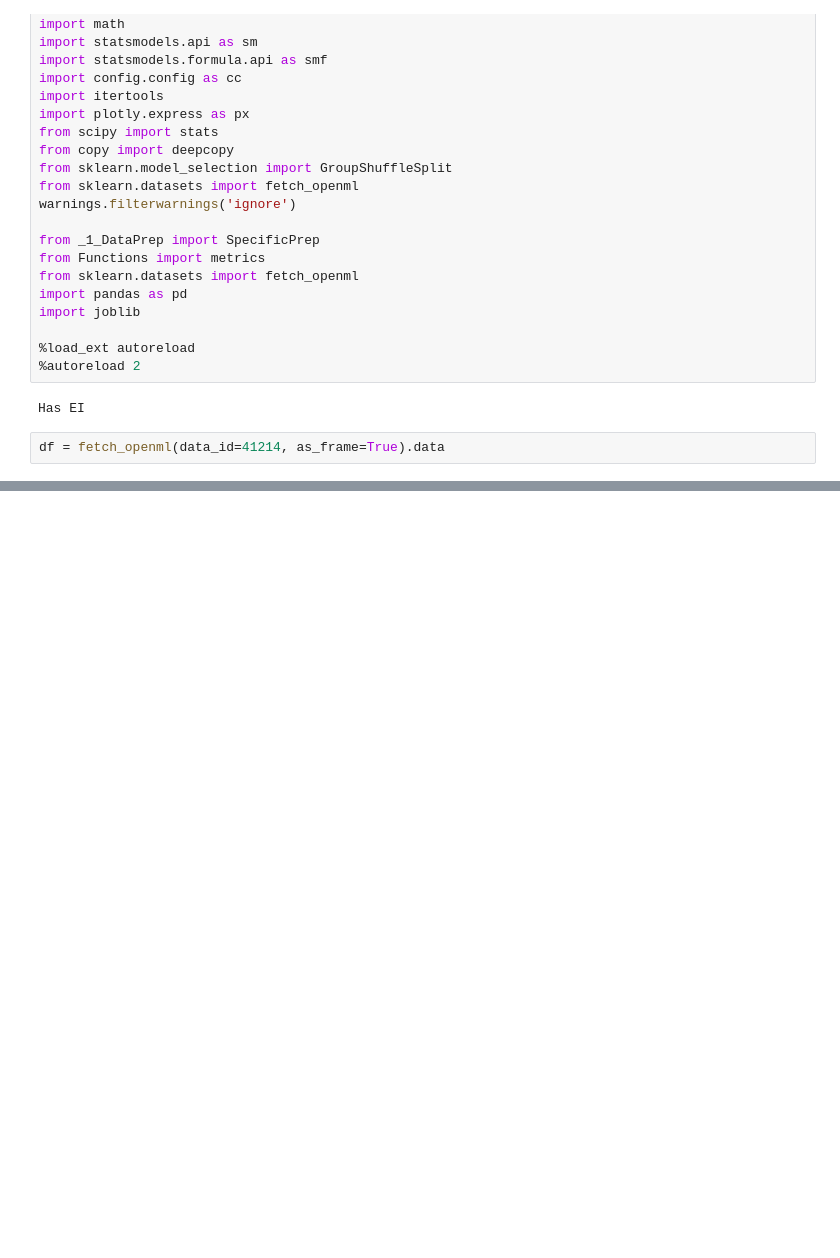
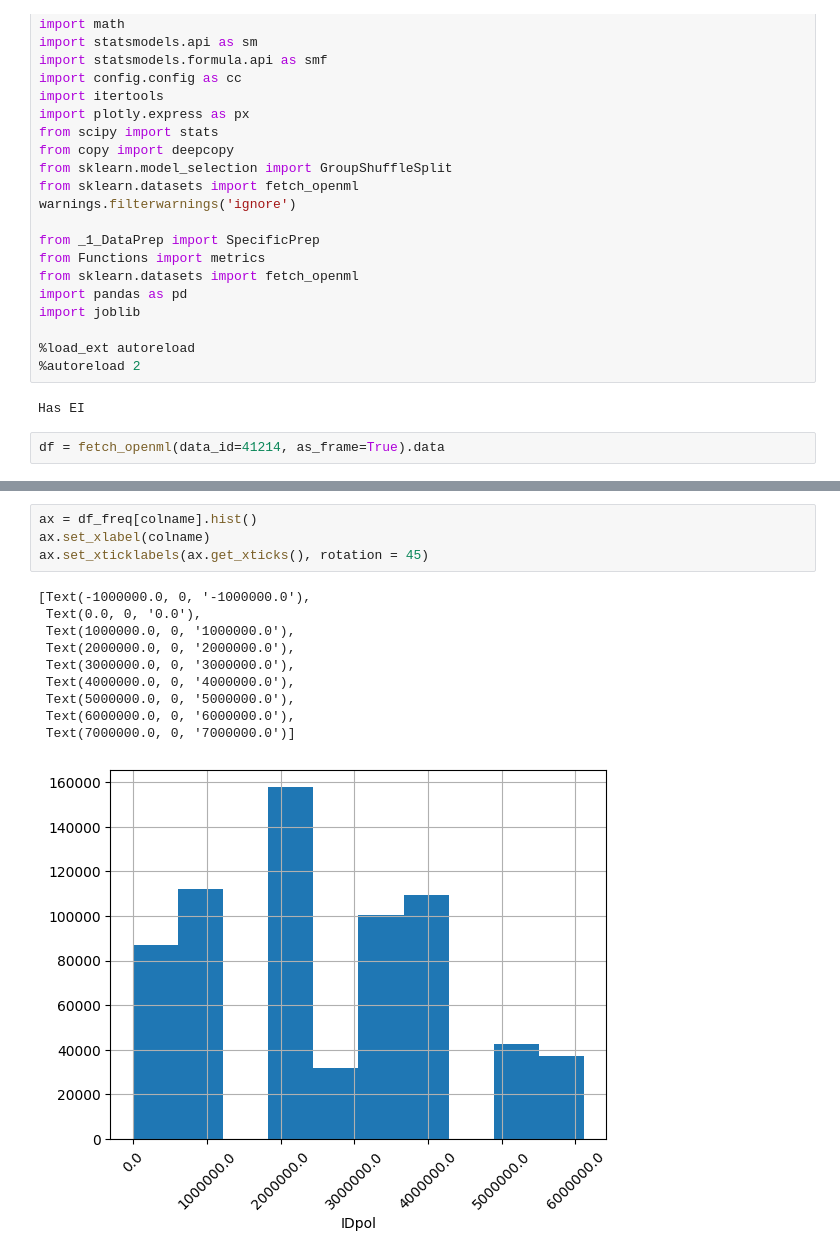
Before and after one commit to AfairiJJ/thesis, a Jupyter notebook: Data Analysis.ipynb, the cells around one changed output, grey strips where cells are left out. Drawn from its saved outputs; the diff is of its cells as text; blank space fills up the shorter version.

```diff
--- a/Data Analysis.ipynb
+++ b/Data Analysis.ipynb
@@ -52,0 +102,15 @@ df.describe()
+# %%
+ax = df_freq[colname].hist()
+ax.set_xlabel(colname)
+ax.set_xticklabels(ax.get_xticks(), rotation = 45)
+# %% [output]
+[Text(-1000000.0, 0, '-1000000.0'),
+ Text(0.0, 0, '0.0'),
+ Text(1000000.0, 0, '1000000.0'),
+ Text(2000000.0, 0, '2000000.0'),
+ Text(3000000.0, 0, '3000000.0'),
+ Text(4000000.0, 0, '4000000.0'),
+ Text(5000000.0, 0, '5000000.0'),
+ Text(6000000.0, 0, '6000000.0'),
+ Text(7000000.0, 0, '7000000.0')]
+[figure, added]
```
Also changed, not shown: parts of 11 cells of this notebook, 40 other files.
